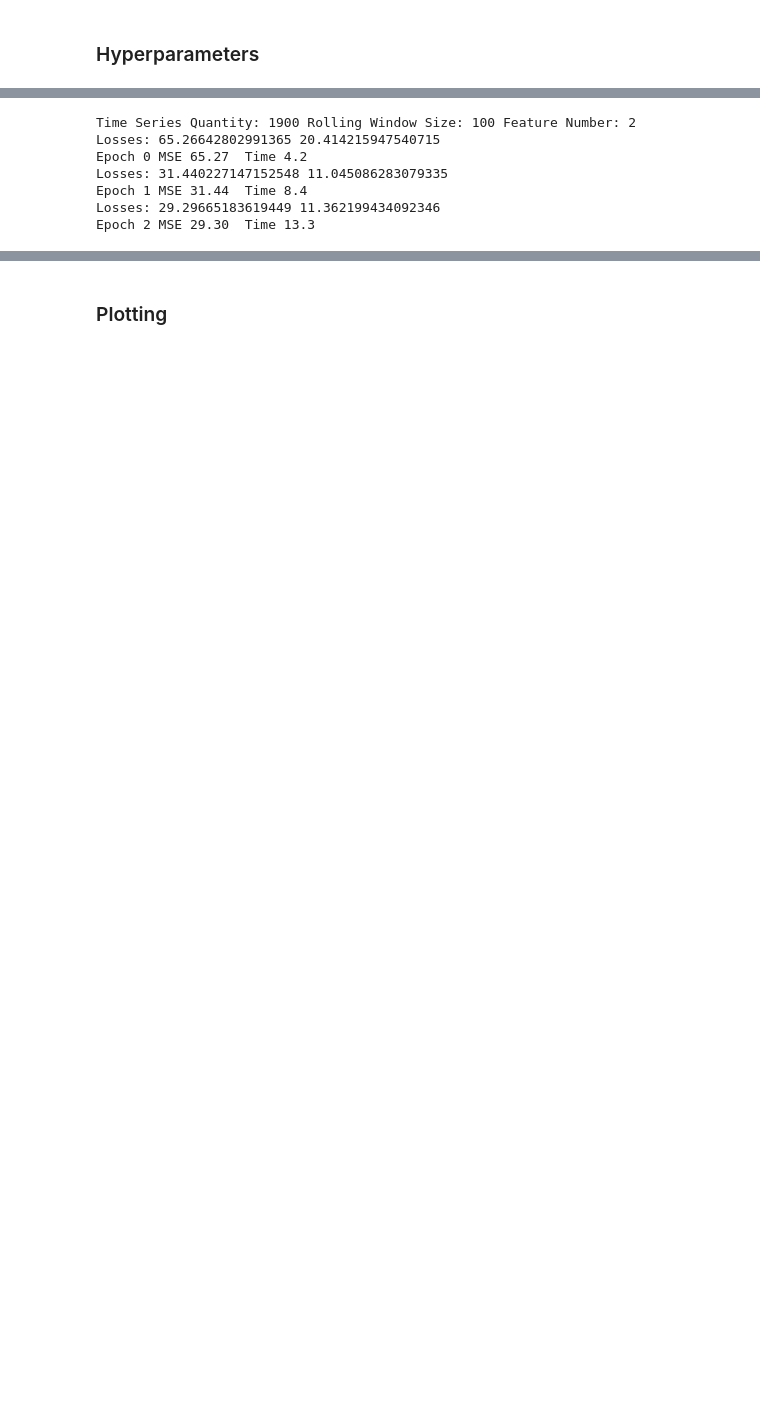
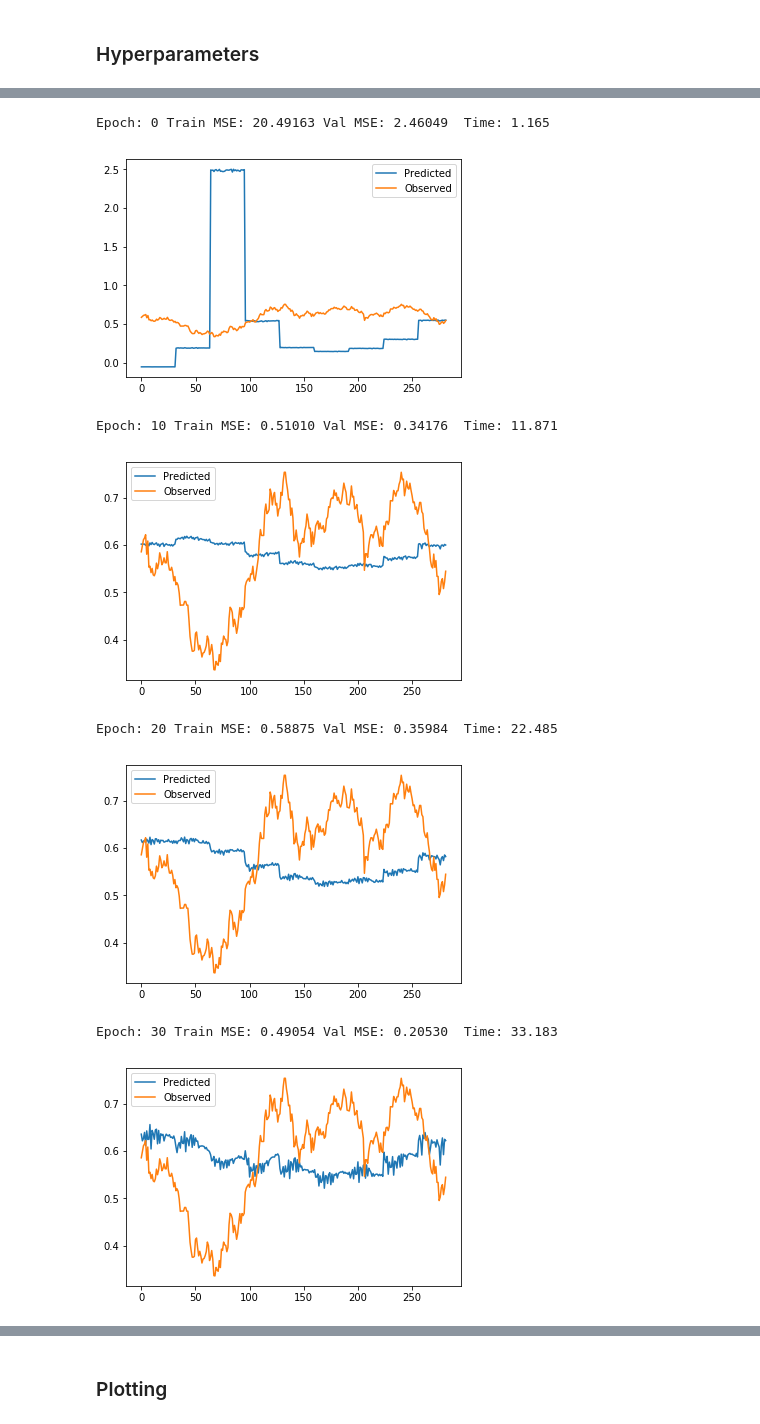
Before and after one commit to msc-acse/acse-9-independent-research-project-OliverJBoom, a Jupyter notebook: Src/LSTM.ipynb, the cells around one changed output, grey strips where cells are left out. Drawn from its saved outputs; the diff is of its cells as text; code cells hidden in the pictures; blank space fills up the shorter version.

```diff
--- a/Src/LSTM.ipynb
+++ b/Src/LSTM.ipynb
@@ -117,0 +178,3 @@ df_y = df_full.loc[:, df_full.columns == 'target']
+# %%
+scaled_data = scaled_data[:-5, :]
+scaled_target = scaled_target[:-5]
@@ -579,28 +659,28 @@ df_y (3333, 1)
 # %%
-# df_X = df_full.loc[:, df_full.columns != 'target']
-# df_y = df_full.loc[:, df_full.columns == 'target']
-# df_y = df_target
-
-# optimiser = torch.optim.SGD(model_test.parameters(), lr=learning_rate, momentum=momentum, weight_decay=weight_decay)
 optimiser = torch.optim.Adam(model_lstm.parameters(), learning_rate)
+# optimizer = optim.RMSprop(model_lstm.parameters(), lr=learning_rate, weight_decay=0.0)
 
 """Do I need to declare a data explicitly in the dataset"""
 learning = DeepLearning(model=model_lstm,
-                        df_X=df_X,
-                        df_y=df_y,
-                        n_epochs=3,
+                        data_X=data_X,
+                        data_y=data_y,
+                        n_epochs=2000,
                         optimiser=optimiser,
                         window_size=series_length,
-                        debug=False)
+                        debug=False,
+                        disp_freq=10,
+                        fig_disp_freq=10,
+                        device=device)
 
 # Splitting the data into the train, validation and test sets
 learning.train_val_test()
 learning.training_wrapper()
 # %% [output]
-Time Series Quantity: 1900 Rolling Window Size: 100 Feature Number: 2
-Losses: 65.26642802991365 20.414215947540715
-Epoch 0 MSE 65.27  Time 4.2
-Losses: 31.440227147152548 11.045086283079335
-Epoch 1 MSE 31.44  Time 8.4
-Losses: 29.29665183619449 11.362199434092346
-Epoch 2 MSE 29.30  Time 13.3
+Epoch: 0 Train MSE: 20.49163 Val MSE: 2.46049  Time: 1.165
+[figure, added]
+Epoch: 10 Train MSE: 0.51010 Val MSE: 0.34176  Time: 11.871
+[figure, added]
+Epoch: 20 Train MSE: 0.58875 Val MSE: 0.35984  Time: 22.485
+[figure, added]
+Epoch: 30 Train MSE: 0.49054 Val MSE: 0.20530  Time: 33.183
+[figure, added]
```
Also changed, not shown: parts of 53 cells of this notebook, 7 other files.
